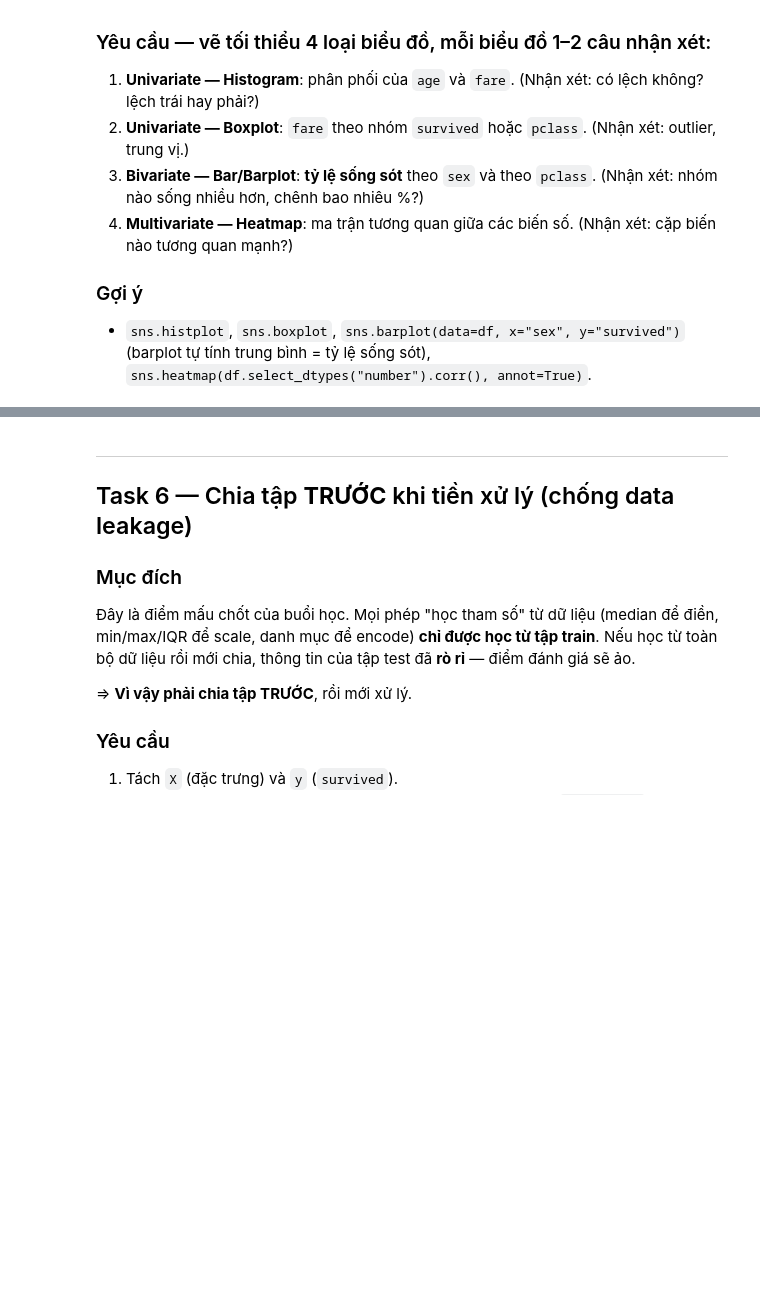
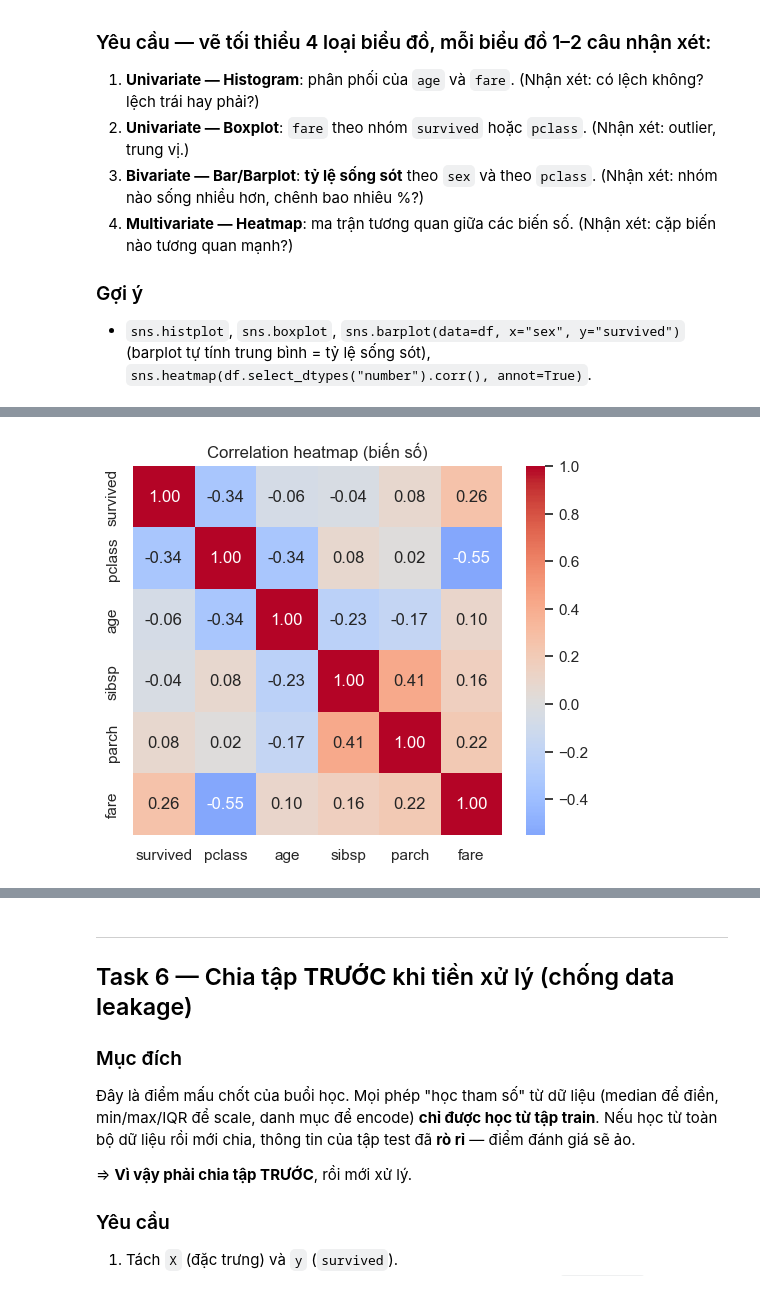
Before and after one commit to nguyenbaoquoc/mliot-pyml-2026-hw, a Jupyter notebook: week03/baitap_buoi5_titanic.ipynb, the cells around one changed output, grey strips where cells are left out. Saved outputs shown, nothing was run; the diff lists cells and outputs as text; code cells hidden in the pictures; blank space fills up the shorter version.

```diff
--- a/week03/baitap_buoi5_titanic.ipynb
+++ b/week03/baitap_buoi5_titanic.ipynb
@@ -317,0 +350,10 @@ EDA là môn học về **nhìn** dữ liệu. Mỗi biểu đồ phải trả l
+# %%
+# TODO 5d: Heatmap correlation
+...
+num = df.select_dtypes("number")
+plt.figure(figsize=(5.5, 4.5))
+sns.heatmap(num.corr(), annot=True, fmt=".2f", cmap="coolwarm", center=0, square=True)
+plt.title("Correlation heatmap (biến số)"); plt.tight_layout()
+plt.show()
+# %% [output]
+[figure, added]
```
Also changed, not shown: parts of 20 cells of this notebook.
